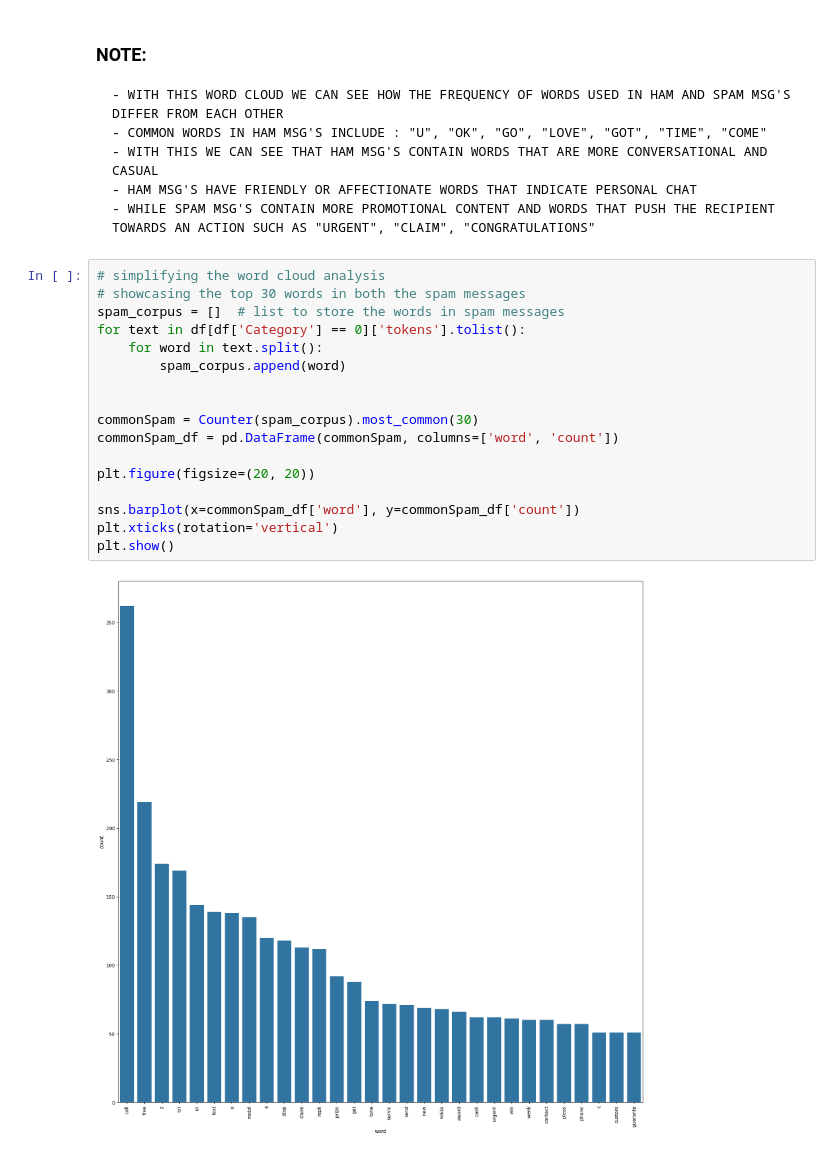
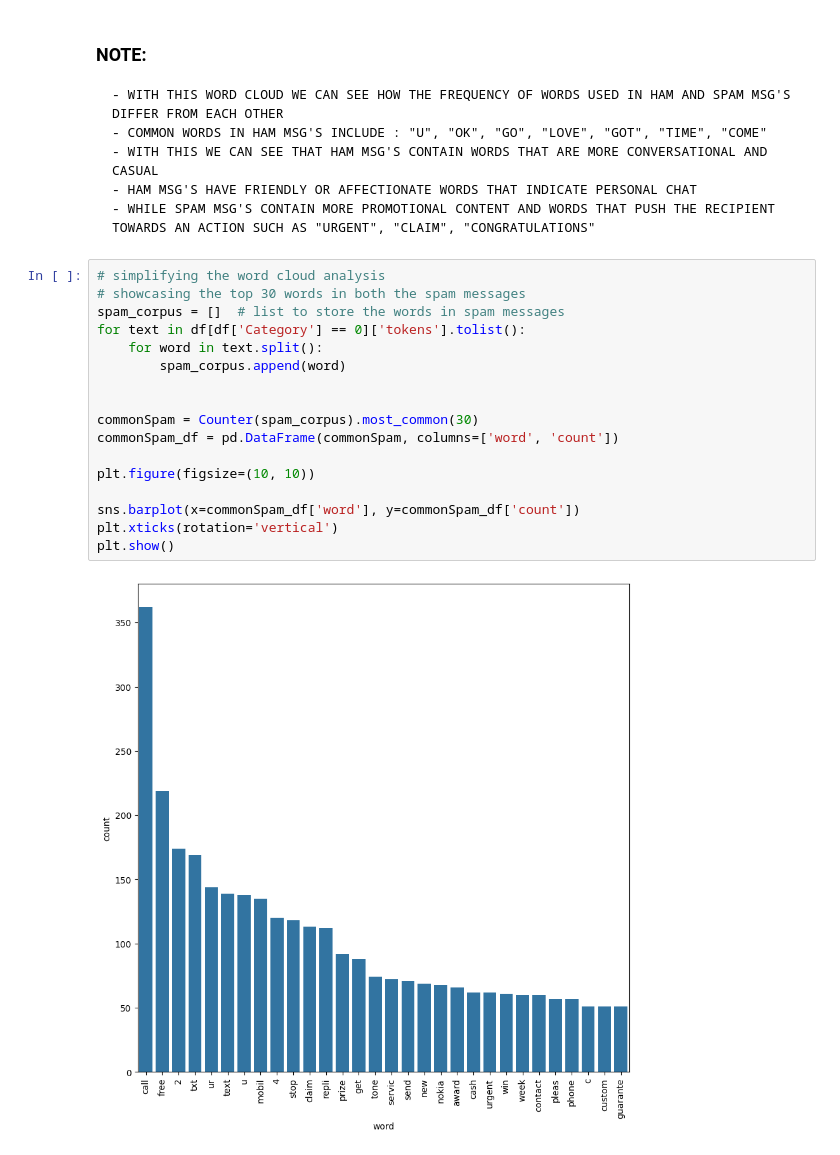
Before and after one commit to RMx-03/Email_Spam-Classifier, a Jupyter notebook: spam_classifier.ipynb, the cells around one changed output. Cells and saved outputs as stored; diff of their text form.

```diff
--- a/spam_classifier.ipynb
+++ b/spam_classifier.ipynb
@@ -338,22 +338,22 @@ plt.imshow(ham_wordCloud)
 # %%
 # simplifying the word cloud analysis
 # showcasing the top 30 words in both the spam messages
 spam_corpus = []  # list to store the words in spam messages
 for text in df[df['Category'] == 0]['tokens'].tolist():
     for word in text.split():
         spam_corpus.append(word)
 
 
 commonSpam = Counter(spam_corpus).most_common(30)
 commonSpam_df = pd.DataFrame(commonSpam, columns=['word', 'count'])
 
-plt.figure(figsize=(20, 20))
+plt.figure(figsize=(10, 10))
 
 sns.barplot(x=commonSpam_df['word'], y=commonSpam_df['count'])
 plt.xticks(rotation='vertical')
 plt.show()
 # %% [output]
-[figure, old version]
+[figure, new version]
 # %%
 # showcasing the top 30 words in both the ham messages
 ham_corpus = []  # list to store the words in ham messages
```
Also changed, not shown: parts of 24 cells of this notebook.
